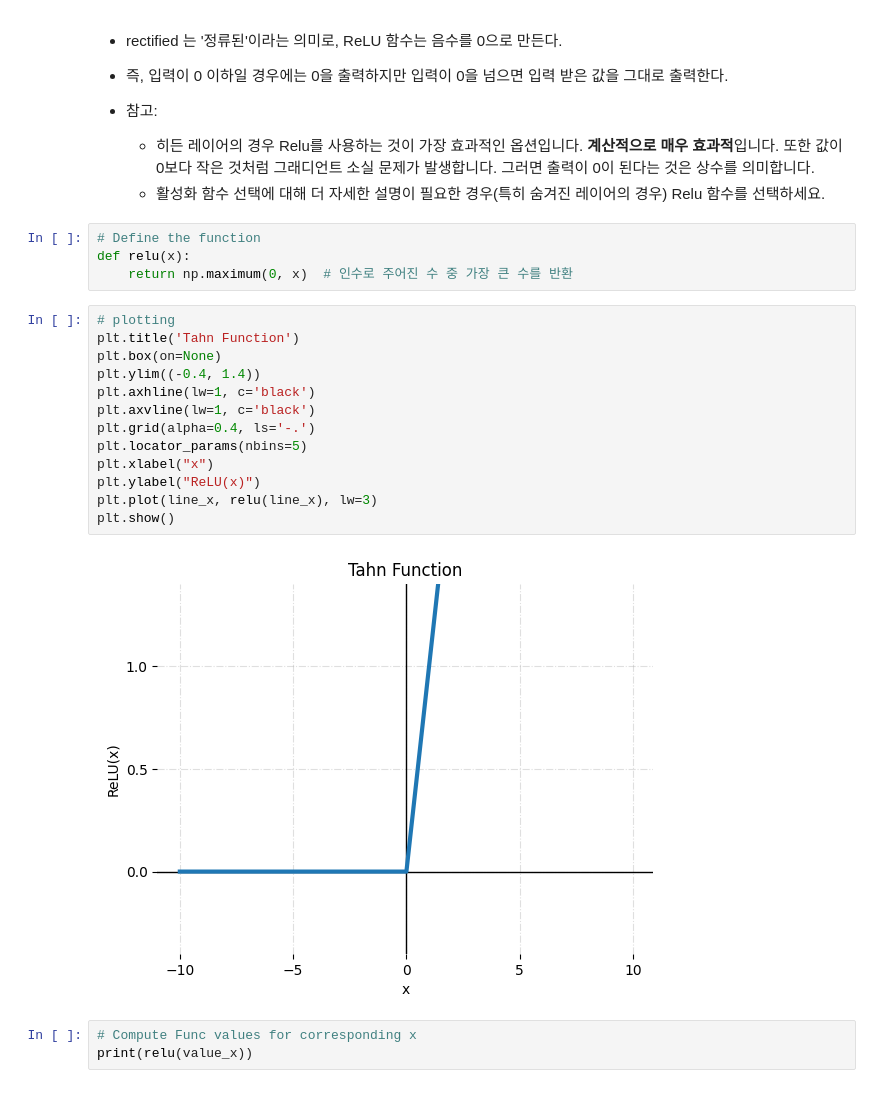
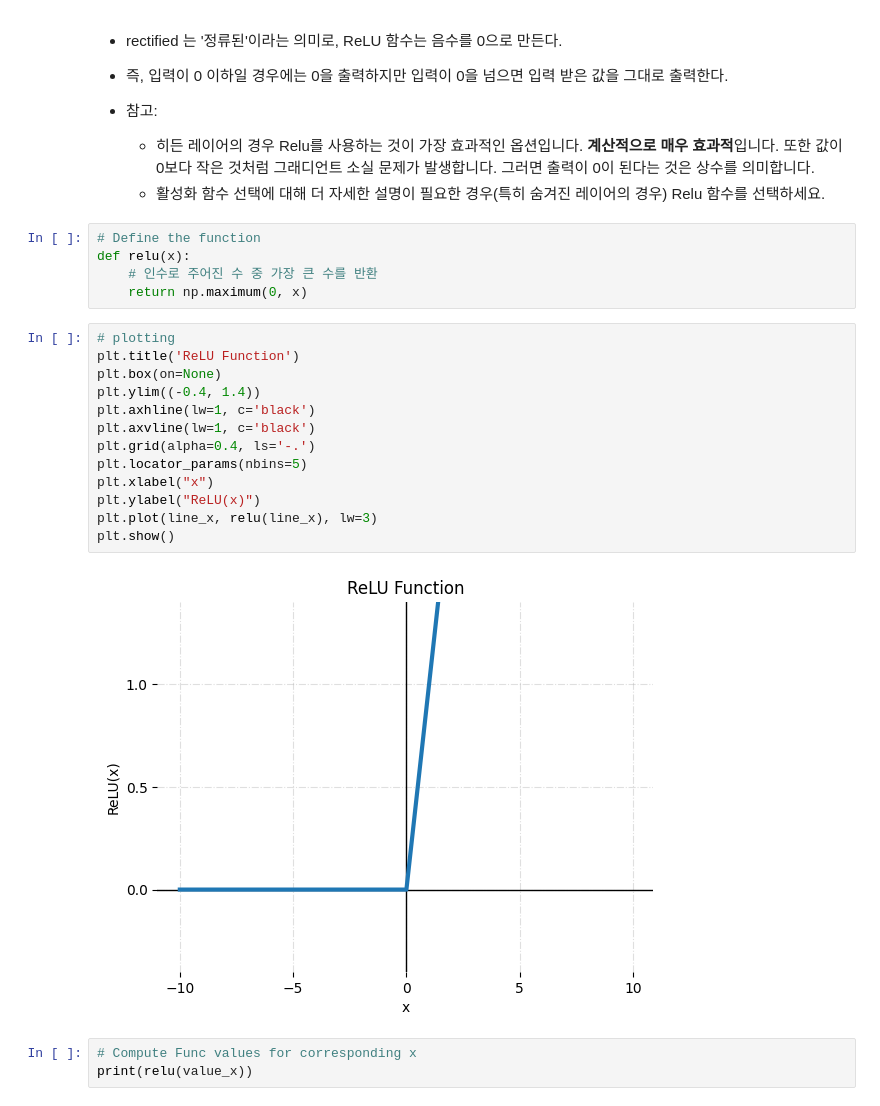
Before and after one commit to normalstory/2024AI_CoachingStudy, a Jupyter notebook: week3_ActivationFunction.ipynb, the cells around one changed output. Drawn from its saved outputs; the diff is of its cells as text.

```diff
--- a/week3_ActivationFunction.ipynb
+++ b/week3_ActivationFunction.ipynb
@@ -234,22 +268,23 @@ plot_softmax(probabilities, class_labels)
 # %%
 # Define the function
 def relu(x):
-    return np.maximum(0, x)  # 인수로 주어진 수 중 가장 큰 수를 반환
+    # 인수로 주어진 수 중 가장 큰 수를 반환
+    return np.maximum(0, x)
 # %%
 # plotting
-plt.title('Tahn Function')
+plt.title('ReLU Function')
 plt.box(on=None)
 plt.ylim((-0.4, 1.4))
 plt.axhline(lw=1, c='black')
 plt.axvline(lw=1, c='black')
 plt.grid(alpha=0.4, ls='-.')
 plt.locator_params(nbins=5)
 plt.xlabel("x")
 plt.ylabel("ReLU(x)")
 plt.plot(line_x, relu(line_x), lw=3)
 plt.show()
 # %% [output]
-[figure, old version]
+[figure, new version]
 # %%
 # Compute Func values for corresponding x
 print(relu(value_x))
```
Also changed, not shown: parts of 6 cells of this notebook, 7 other files.
